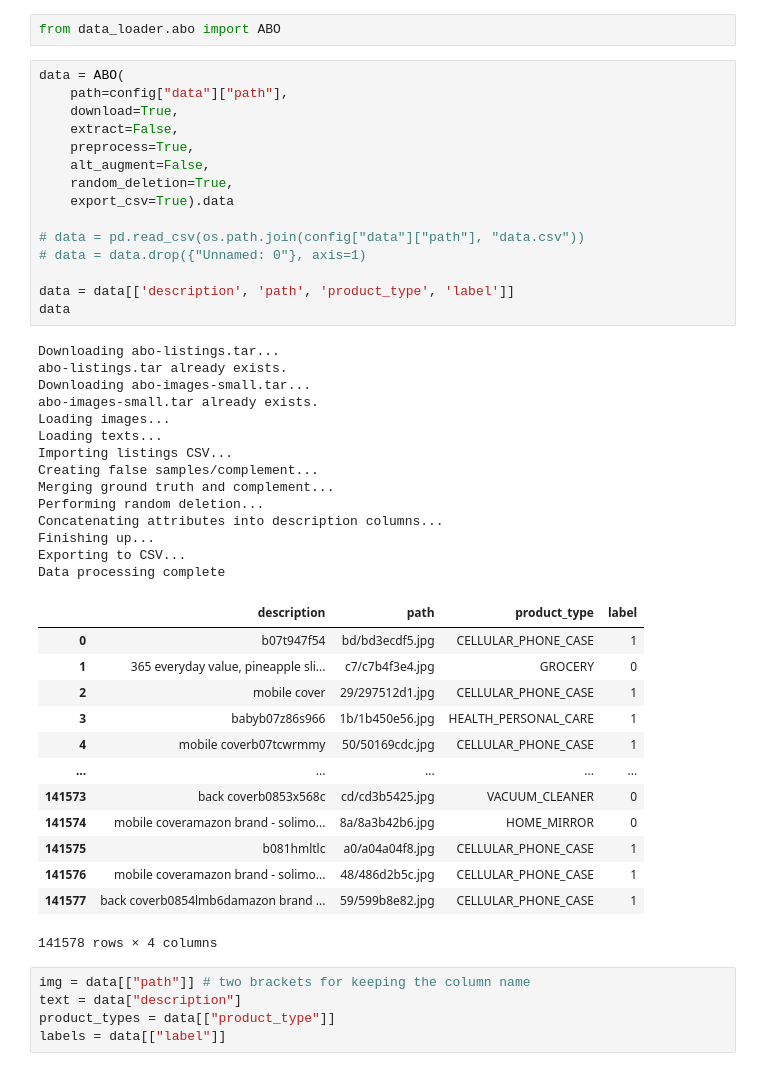
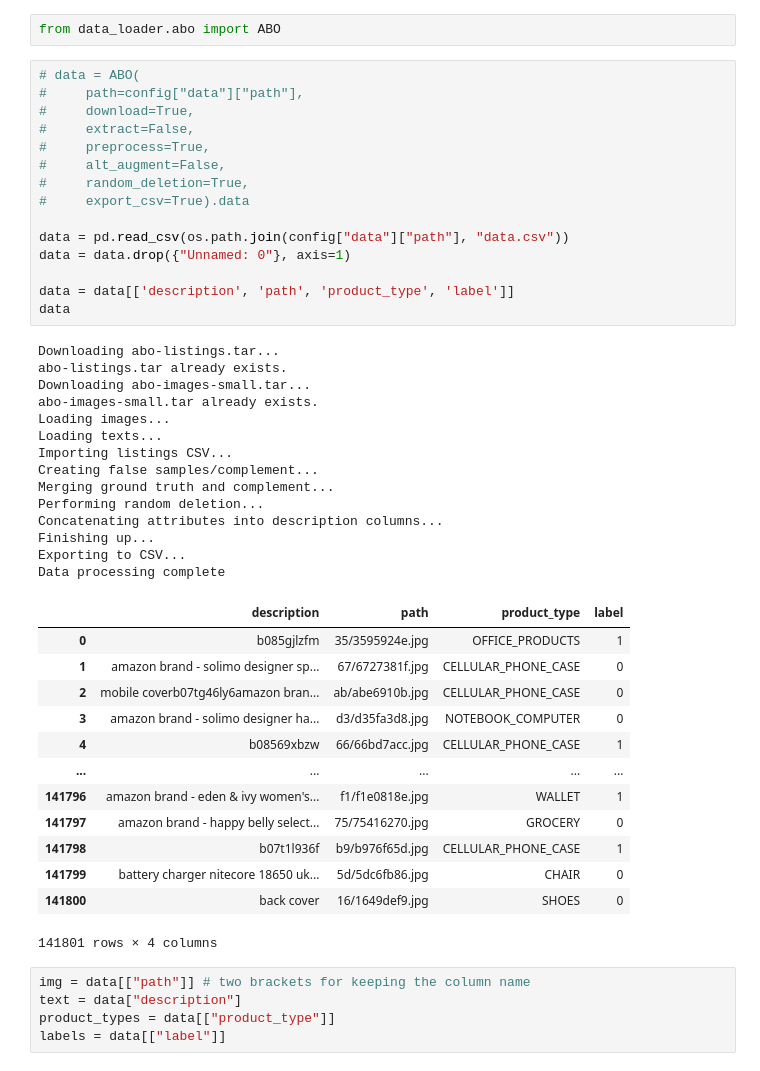
Before and after one commit to slacrum/multimodal_product_matching, a Jupyter notebook: experiments_mnn_em.ipynb, the cells around one changed output. Saved outputs shown, nothing was run; the diff lists cells and outputs as text.

```diff
--- a/experiments_mnn_em.ipynb
+++ b/experiments_mnn_em.ipynb
@@ -31,48 +28,48 @@ config = json.load(open("config.json"))
 # %%
 from data_loader.abo import ABO
 # %%
-data = ABO(
-    path=config["data"]["path"],
-    download=True,
-    extract=False,
-    preprocess=True,
-    alt_augment=False,
-    random_deletion=True,
-    export_csv=True).data
+# data = ABO(
+#     path=config["data"]["path"],
+#     download=True,
+#     extract=False,
+#     preprocess=True,
+#     alt_augment=False,
+#     random_deletion=True,
+#     export_csv=True).data
 
-# data = pd.read_csv(os.path.join(config["data"]["path"], "data.csv"))
-# data = data.drop({"Unnamed: 0"}, axis=1)
+data = pd.read_csv(os.path.join(config["data"]["path"], "data.csv"))
+data = data.drop({"Unnamed: 0"}, axis=1)
 
 data = data[['description', 'path', 'product_type', 'label']]
 data
 # %% [output]
 Downloading abo-listings.tar...
 abo-listings.tar already exists.
 Downloading abo-images-small.tar...
 abo-images-small.tar already exists.
 Loading images...
 Loading texts...
 Importing listings CSV...
 Creating false samples/complement...
 Merging ground truth and complement...
 Performing random deletion...
 Concatenating attributes into description columns...
 Finishing up...
 Exporting to CSV...
 Data processing complete
 |  | description | path | product_type | label |
-| 0 | b07t947f54 | bd/bd3ecdf5.jpg | CELLULAR_PHONE_CASE | 1 |
-| 1 | 365 everyday value, pineapple sli... | c7/c7b4f3e4.jpg | GROCERY | 0 |
-| 2 | mobile cover | 29/297512d1.jpg | CELLULAR_PHONE_CASE | 1 |
-| 3 | babyb07z86s966 | 1b/1b450e56.jpg | HEALTH_PERSONAL_CARE | 1 |
-| 4 | mobile coverb07tcwrmmy | 50/50169cdc.jpg | CELLULAR_PHONE_CASE | 1 |
+| 0 | b085gjlzfm | 35/3595924e.jpg | OFFICE_PRODUCTS | 1 |
+| 1 | amazon brand - solimo designer sp... | 67/6727381f.jpg | CELLULAR_PHONE_CASE | 0 |
+| 2 | mobile coverb07tg46ly6amazon bran... | ab/abe6910b.jpg | CELLULAR_PHONE_CASE | 0 |
+| 3 | amazon brand - solimo designer ha... | d3/d35fa3d8.jpg | NOTEBOOK_COMPUTER | 0 |
+| 4 | b08569xbzw | 66/66bd7acc.jpg | CELLULAR_PHONE_CASE | 1 |
 | ... | ... | ... | ... | ... |
-| 141573 | back coverb0853x568c | cd/cd3b5425.jpg | VACUUM_CLEANER | 0 |
-| 141574 | mobile coveramazon brand - solimo... | 8a/8a3b42b6.jpg | HOME_MIRROR | 0 |
-| 141575 | b081hmltlc | a0/a04a04f8.jpg | CELLULAR_PHONE_CASE | 1 |
-| 141576 | mobile coveramazon brand - solimo... | 48/486d2b5c.jpg | CELLULAR_PHONE_CASE | 1 |
-| 141577 | back coverb0854lmb6damazon brand ... | 59/599b8e82.jpg | CELLULAR_PHONE_CASE | 1 |
+| 141796 | amazon brand - eden & ivy women's... | f1/f1e0818e.jpg | WALLET | 1 |
+| 141797 | amazon brand - happy belly select... | 75/75416270.jpg | GROCERY | 0 |
+| 141798 | b07t1l936f | b9/b976f65d.jpg | CELLULAR_PHONE_CASE | 1 |
+| 141799 | battery charger nitecore 18650 uk... | 5d/5dc6fb86.jpg | CHAIR | 0 |
+| 141800 | back cover | 16/1649def9.jpg | SHOES | 0 |
-141578 rows × 4 columns
+141801 rows × 4 columns
 # %%
 img = data[["path"]] # two brackets for keeping the column name
 text = data["description"]
```
Also changed, not shown: parts of 19 cells of this notebook, 7 other files.
